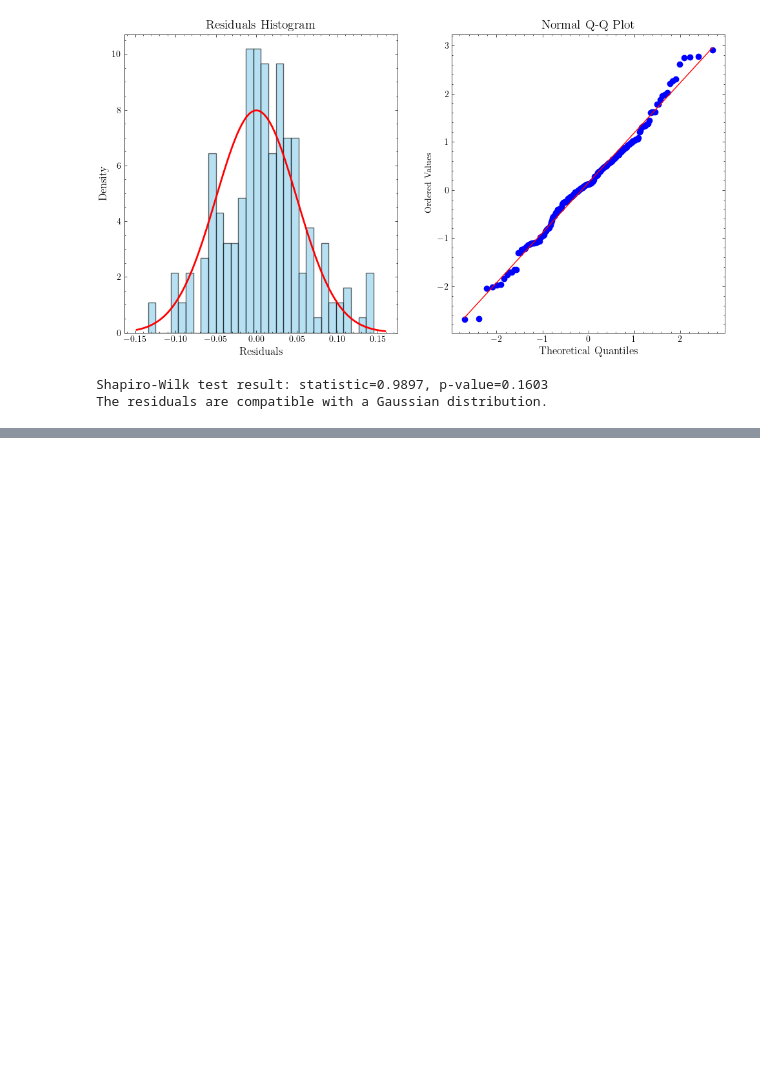
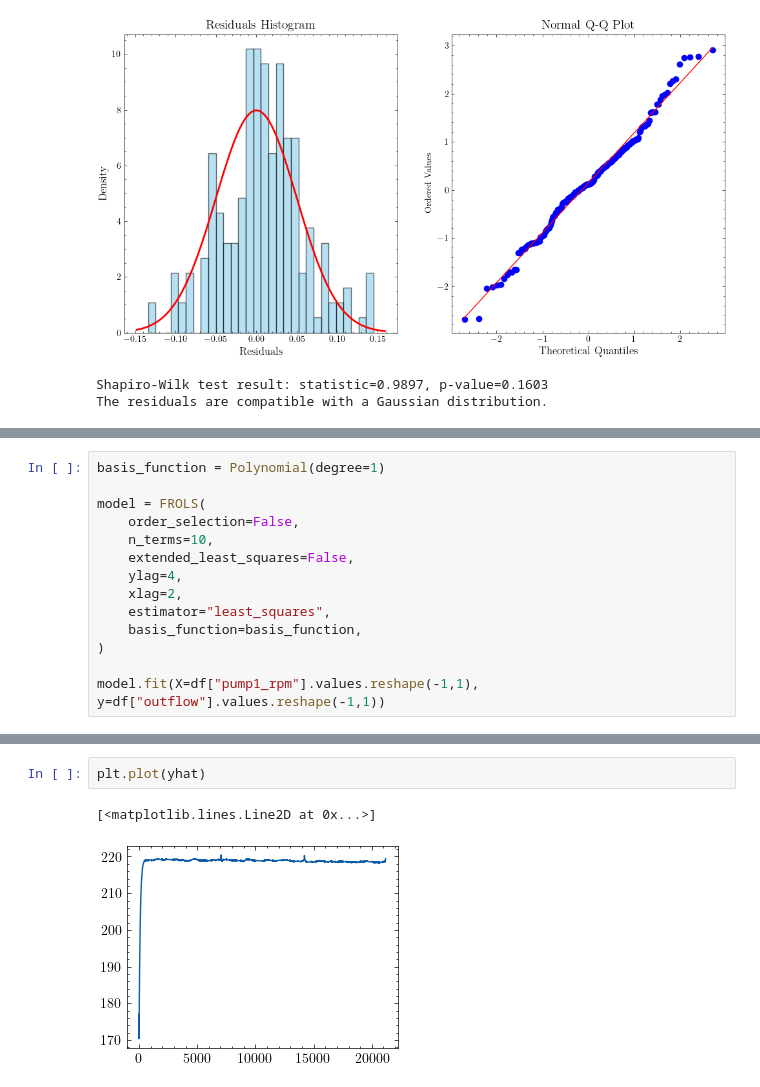
Before and after one commit to DTU-Teaching/Industrial-IoT-For-Digitization-Of-Electronic-Assets-2024, a Jupyter notebook: Module 3/code/Build an ARX model.ipynb, the cells around one changed output, grey strips where cells are left out. Saved outputs shown, nothing was run; the diff lists cells and outputs as text; blank space fills up the shorter version.

```diff
--- a/Module 3/code/Build an ARX model.ipynb
+++ b/Module 3/code/Build an ARX model.ipynb
@@ -286,0 +311,14 @@ The residuals are compatible with a Gaussian distribution.
+# %%
+basis_function = Polynomial(degree=1)
+
+model = FROLS(
+    order_selection=False,
+    n_terms=10,
+    extended_least_squares=False,
+    ylag=4,
+    xlag=2,
+    estimator="least_squares",
+    basis_function=basis_function,
+)
+
+model.fit(X=df["pump1_rpm"].values.reshape(-1,1), y=df["outflow"].values.reshape(-1,1))
@@ -286,0 +334,5 @@ The residuals are compatible with a Gaussian distribution.
+# %%
+plt.plot(yhat)
+# %% [output]
+[<matplotlib.lines.Line2D at 0x...>]
+[figure, added]
```
Also changed, not shown: parts of 10 cells of this notebook, 14 other files.
